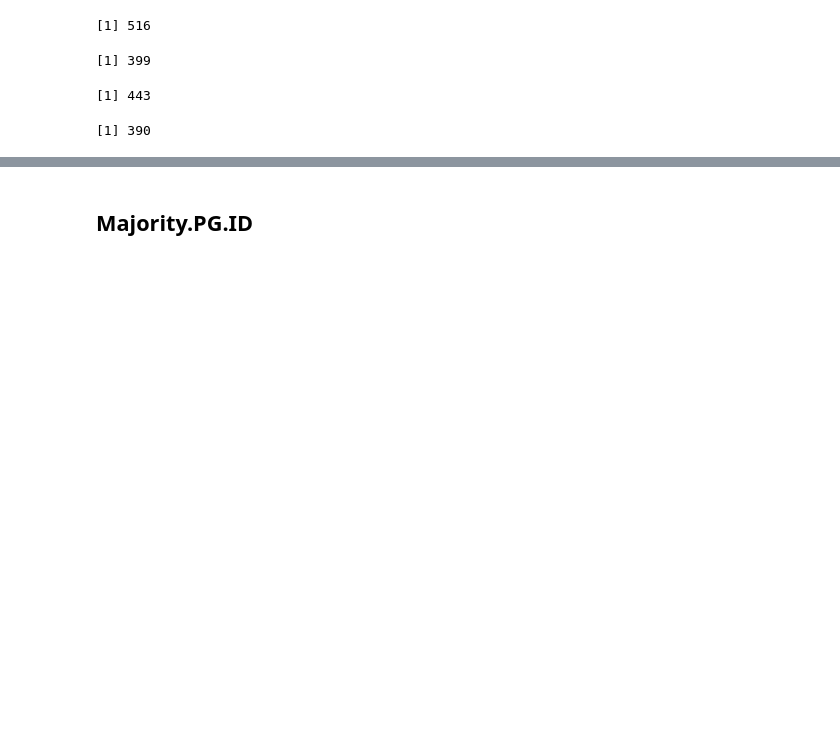
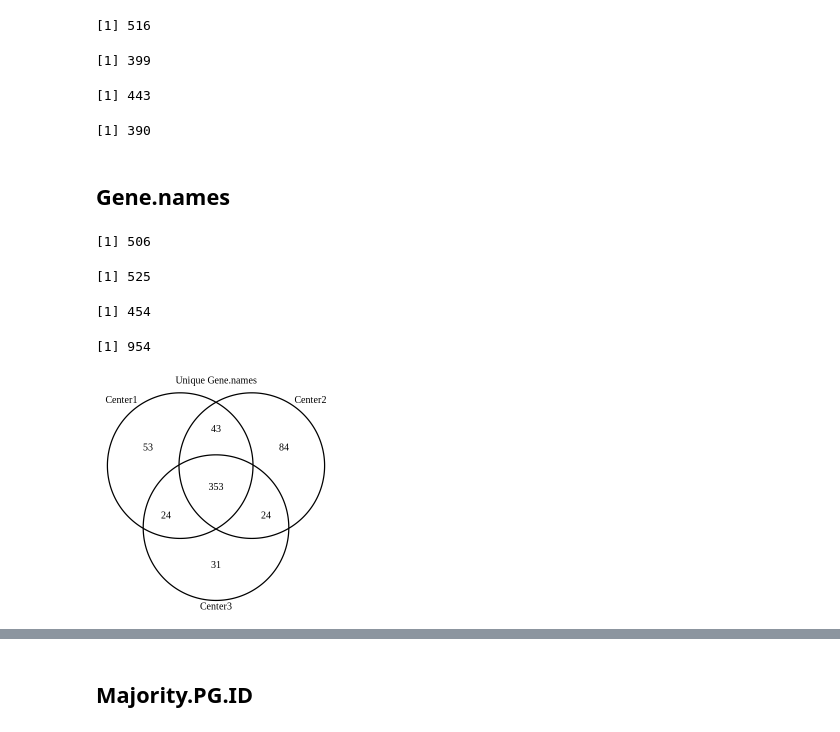
Before and after one commit to Freddsle/FedProt, a Jupyter notebook: data/TMT_data/01_PG_group_merging.ipynb, the cells around one changed output, grey strips where cells are left out. Drawn from its saved outputs; the diff is of its cells as text; code cells hidden in the pictures; blank space fills up the shorter version.

```diff
--- a/data/TMT_data/01_PG_group_merging.ipynb
+++ b/data/TMT_data/01_PG_group_merging.ipynb
@@ -265,3 +329,51 @@ nrow(combined_pg_intensities[["Center3"]]) - combined_pg_intensities[["Center3"]
 [1] 399
 [1] 443
 [1] 390
+# %% [markdown]
+## Gene.names
+# %%
+combined_pg_intensities[["Center1"]] %>%
+    filter(Gene.names != '') %>%
+    select(Gene.names) %>%
+    unique() %>%
+    nrow()
+
+
+
+combined_pg_intensities[["Center2"]] %>%
+    filter(Gene.names != '') %>%
+    select(Gene.names) %>%
+    unique() %>%
+    nrow()
+
+
+combined_pg_intensities[["Center3"]] %>%
+    filter(Gene.names != '') %>%
+    select(Gene.names) %>%
+    unique() %>%
+    nrow()
+# %% [output]
+[1] 506
+[1] 525
+[1] 454
+# %%
+intersect(pg_one, pg_two) %>% intersect(pg_three) %>% length()
+
+# plot venn  diagram
+grid.newpage()
+
+venn_plot <- venn.diagram(
+    x = list(
+        "Center1" = unique(filter(combined_pg_intensities[["Center1"]], Gene.names != '')$Gene.names),
+        "Center2" = unique(filter(combined_pg_intensities[["Center2"]], Gene.names != '')$Gene.names),
+        "Center3" = unique(filter(combined_pg_intensities[["Center3"]], Gene.names != '')$Gene.names)
+    ),
+    lwd = 2,
+    main = "Unique Gene.names",
+    filename = NULL)
+
+options(repr.plot.width=4, repr.plot.height=4)
+grid.draw(venn_plot)
+# %% [output]
+[1] 954
+[figure, added]
```
Also changed, not shown: parts of 22 cells of this notebook, 8 other files.
